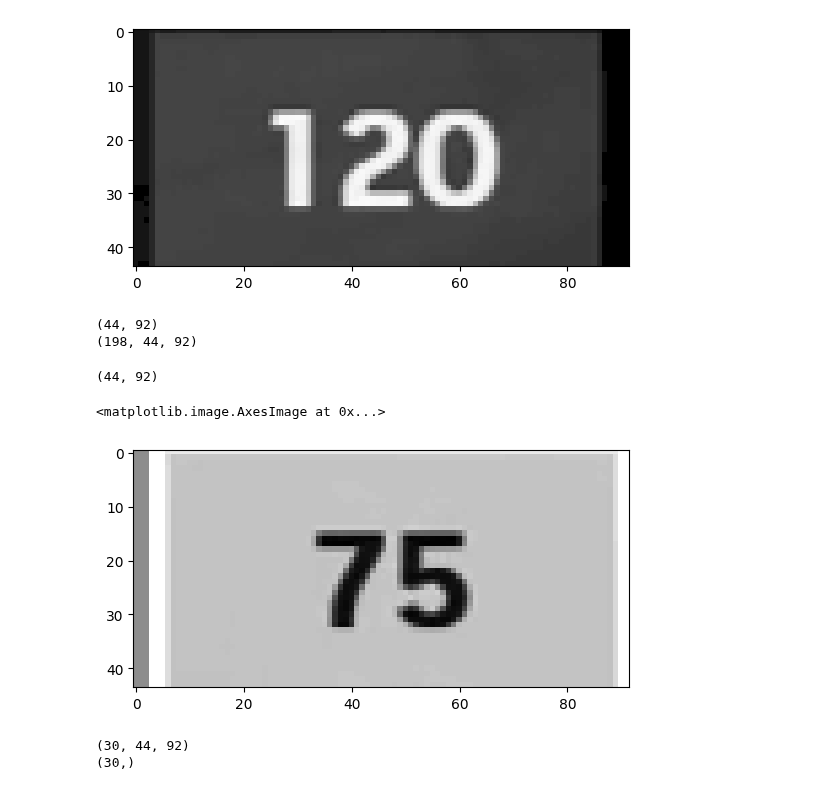
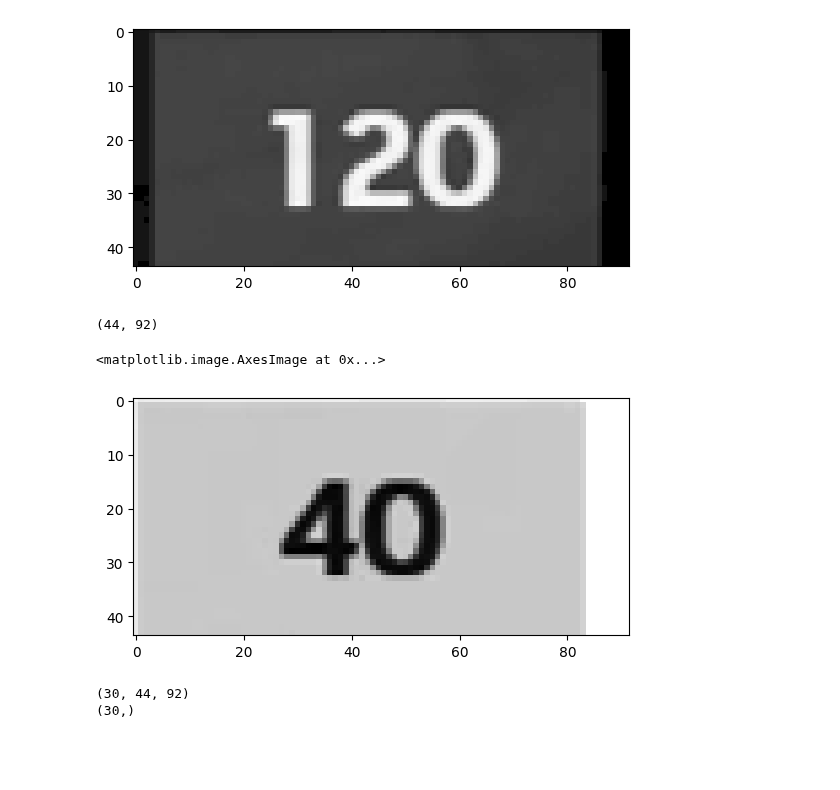
Before and after one commit to teleplayer123/image_classifier, a Jupyter notebook: test_image.ipynb, the cells around one changed output. Saved outputs shown, nothing was run; the diff lists cells and outputs as text; code cells hidden in the pictures; blank space fills up the shorter version.

```diff
--- a/test_image.ipynb
+++ b/test_image.ipynb
@@ -98,15 +98,25 @@ def normalize_img(img):
     img = img * 1.0/255
     return img
 
-def imgs_to_dict(dirname):
+# def imgs_to_dict(dirname):
+#     img_dict = {}
+#     image_dir = os.path.join(os.getcwd(), "datasets", dirname)
+#     i = 0
+#     for fname in os.listdir(image_dir):
+#         img_path = os.path.join(image_dir, fname)
+#         img = cv2.imread(img_path, cv2.IMREAD_GRAYSCALE)
+#         img_dict["image{}".format(i+1)] = img
+#         i += 1
+#     return img_dict
+
+def imgs_to_dict(image_dir):
     img_dict = {}
-    image_dir = os.path.join(os.getcwd(), "datasets", dirname)
-    i = 0
     for fname in os.listdir(image_dir):
         img_path = os.path.join(image_dir, fname)
         img = cv2.imread(img_path, cv2.IMREAD_GRAYSCALE)
-        img_dict["image{}".format(i+1)] = img
-        i += 1
+        name = fname.split(".")[0]
+        idx = name.split("image")[-1]
+        img_dict[idx] = img
     return img_dict
 
 def images_to_arr(obj):
@@ -129,31 +139,28 @@ def images_to_arr(obj):
     return np.array(imgs)
 
 
-d = imgs_to_dict("newer_images")
-print(d["image1"].shape)
+# d = imgs_to_dict("newer_images")
+# print(d["image1"].shape)
 
-a = images_to_arr(d)
-print(a.shape)
+# a = images_to_arr(d)
+# print(a.shape)
-# %% [output]
-(44, 92)
-(198, 44, 92)
 # %%
 import os
 import pandas as pd
 import numpy as np
 import cv2
 import matplotlib.pyplot as plt
 
 
-image_dir = os.path.join(os.getcwd(), "datasets", "newer_images")
+image_dir = os.path.join(os.getcwd(), "integer_images")
 img1_path = os.path.join(image_dir, "image40.png")
 img1 = cv2.imread(img1_path)
 img1 = cv2.cvtColor(img1,cv2.COLOR_BGR2GRAY)
 
 print(img1.shape)
 
 plt.imshow(img1, cmap="binary")
 # %% [output]
 (44, 92)
 <matplotlib.image.AxesImage at 0x...>
-[figure, old version]
+[figure, new version]
```
Also changed, not shown: parts of 5 cells of this notebook, 2 other files.
